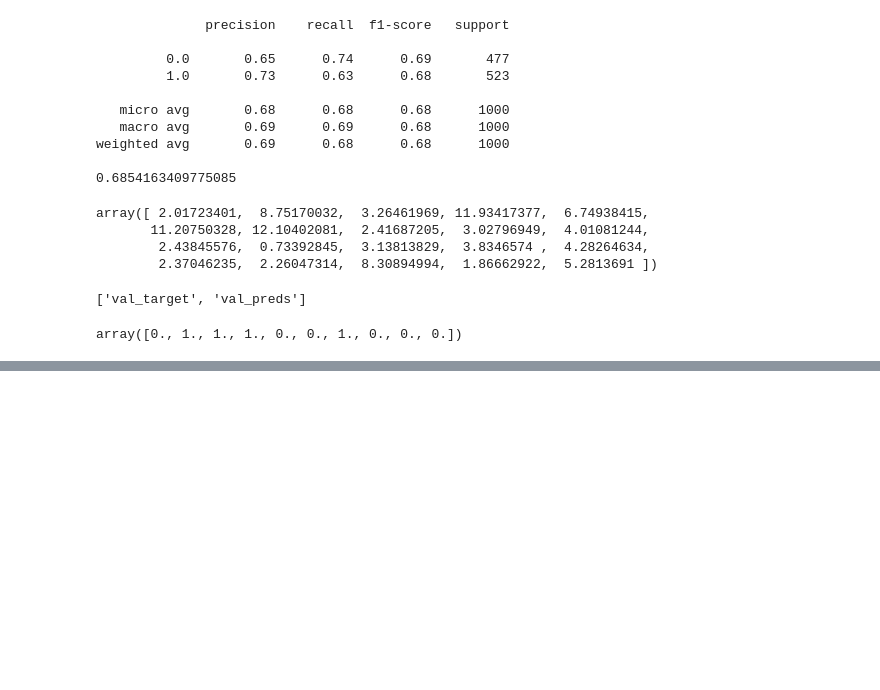
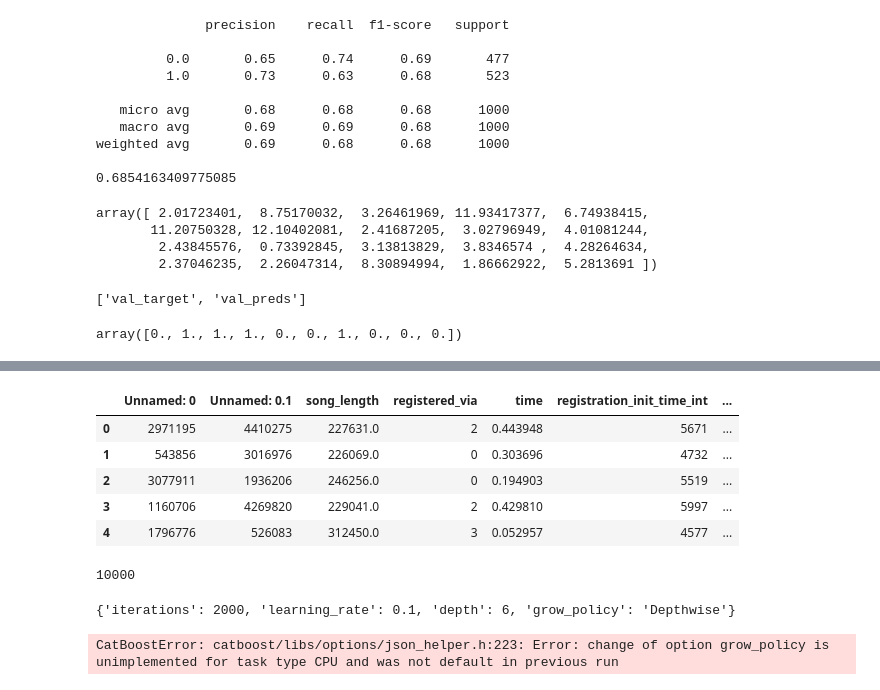
Before and after one commit to yunrulovescoding/CS229, a Jupyter notebook: Gradient Boosting.ipynb, the cells around one changed output, grey strips where cells are left out. Drawn from its saved outputs; the diff is of its cells as text; code cells hidden in the pictures; blank space fills up the shorter version.

```diff
--- a/Gradient Boosting.ipynb
+++ b/Gradient Boosting.ipynb
@@ -344,0 +377,15 @@ weighted avg       0.63      0.63      0.63   1475461
+# %%
+cluster_train_X_reduced.head()
+# %% [output]
+|  | Unnamed: 0 | Unnamed: 0.1 | song_length | registered_via | time | registration_init_time_int | ... |
+| 0 | 2971195 | 4410275 | 227631.0 | 2 | 0.443948 | 5671 | ... |
+| 1 | 543856 | 3016976 | 226069.0 | 0 | 0.303696 | 4732 | ... |
+| 2 | 3077911 | 1936206 | 246256.0 | 0 | 0.194903 | 5519 | ... |
+| 3 | 1160706 | 4269820 | 229041.0 | 2 | 0.429810 | 5997 | ... |
+| 4 | 1796776 | 526083 | 312450.0 | 3 | 0.052957 | 4577 | ... |
+# %%
+train_X_sample = train_X[:10000]
+train_y_sample = train_y[:10000]
+len(train_X_sample)
+# %% [output]
+10000
@@ -344,0 +412,15 @@ weighted avg       0.63      0.63      0.63   1475461
+# %%
+kwargs={'iterations': 2000, 'learning_rate': 0.1, 'depth': 6, 'grow_policy': 'Depthwise'}
+model_cb, pred_val_y = run_cb(train_X_sample, train_y_sample['target'], val_X, val_y['target'], cat_features, **kwargs)
+
+print("====== Validation ======")
+print(classification_report(val_y['target'], pred_val_y>0.5))
+print(roc_auc_score(val_y['target'],pred_val_y))
+
+print("====== Test ======")
+pred_test_y = model_cb.predict(test_X)
+print(classification_report(test_y['target'], pred_test_y>0.5))
+print(roc_auc_score(test_y['target'], pred_test_y))
+# %% [output]
+{'iterations': 2000, 'learning_rate': 0.1, 'depth': 6, 'grow_policy': 'Depthwise'}
+CatBoostError: catboost/libs/options/json_helper.h:223: Error: change of option grow_policy is unimplemented for task type CPU and was not default in previous run
```
Also changed, not shown: parts of 25 cells of this notebook, 6 other files.
